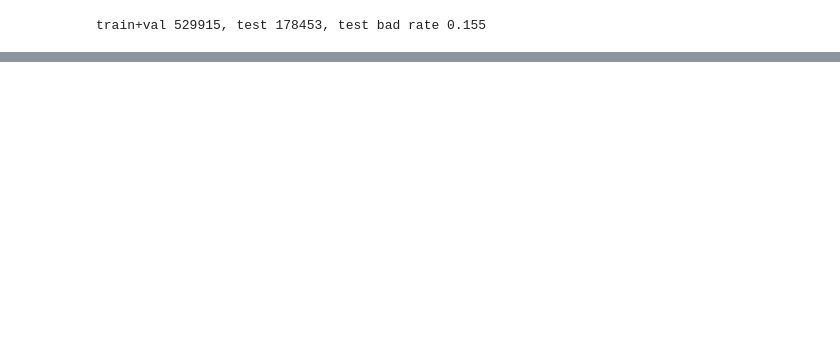
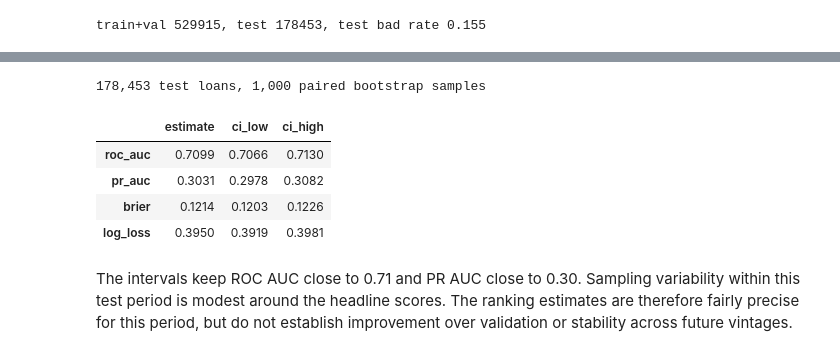
Before and after one commit to EnzoCanonero/credit-risk-end-to-end, a Jupyter notebook: notebooks/25_final_test.ipynb, the cells around one changed output, grey strips where cells are left out. Saved outputs shown, nothing was run; the diff lists cells and outputs as text; code cells hidden in the pictures; blank space fills up the shorter version.

```diff
--- a/notebooks/25_final_test.ipynb
+++ b/notebooks/25_final_test.ipynb
@@ -73,3 +88,32 @@ dtype: float64
+# %%
+# Returns the four metrics for one sample of test loans.
+def test_metrics(y, proba):
+    return list(discrimination_metrics(y, proba).values()) + [log_loss(y, proba)]
+
+
+intervals = bootstrap(
+    (test[TARGET], test["proba"]), test_metrics, paired=True, vectorized=False,
+    n_resamples=1000, batch=20, method="percentile", rng=0,
+).confidence_interval
+
+print(f"{len(test):,} test loans, 1,000 paired bootstrap samples")
+pd.DataFrame({
+    "estimate": list(metrics.values()),
+    "ci_low": intervals.low,
+    "ci_high": intervals.high,
+}, index=metrics).round(4)
+# %% [output]
+178,453 test loans, 1,000 paired bootstrap samples
+|  | estimate | ci_low | ci_high |
+| roc_auc | 0.7099 | 0.7066 | 0.7130 |
+| pr_auc | 0.3031 | 0.2978 | 0.3082 |
+| brier | 0.1214 | 0.1203 | 0.1226 |
+| log_loss | 0.3950 | 0.3919 | 0.3981 |
+# %% [markdown]
+The intervals keep ROC AUC close to 0.71 and PR AUC close to 0.30. Sampling variability within
+this test period is modest around the headline scores. The ranking estimates are therefore
+fairly precise for this period, but do not establish improvement over validation or stability
+across future vintages.
 # %% [markdown]
 ## Calibration
 
```
Also changed, not shown: parts of 17 cells of this notebook, 10 other files.
